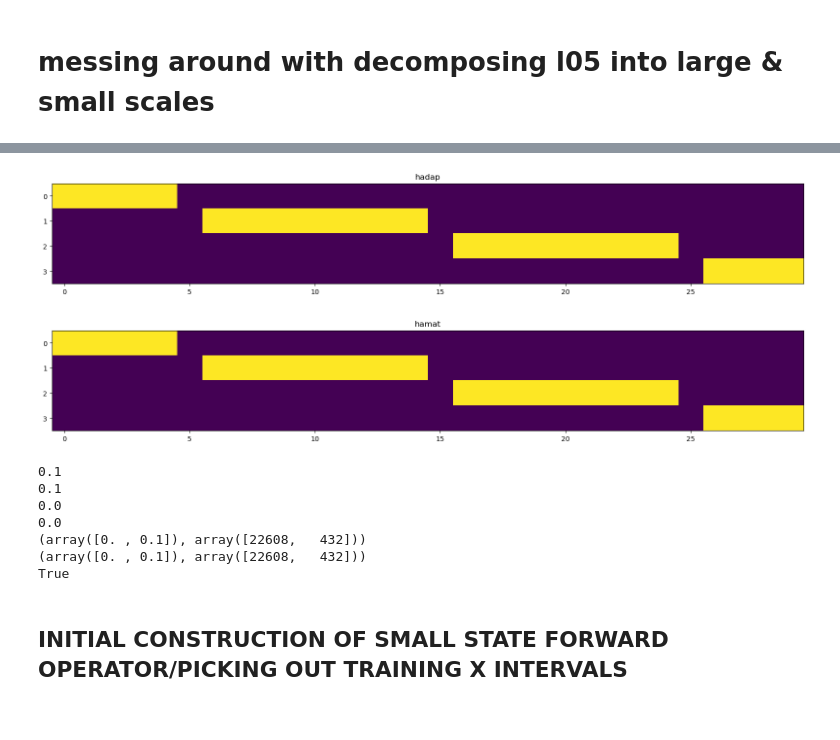
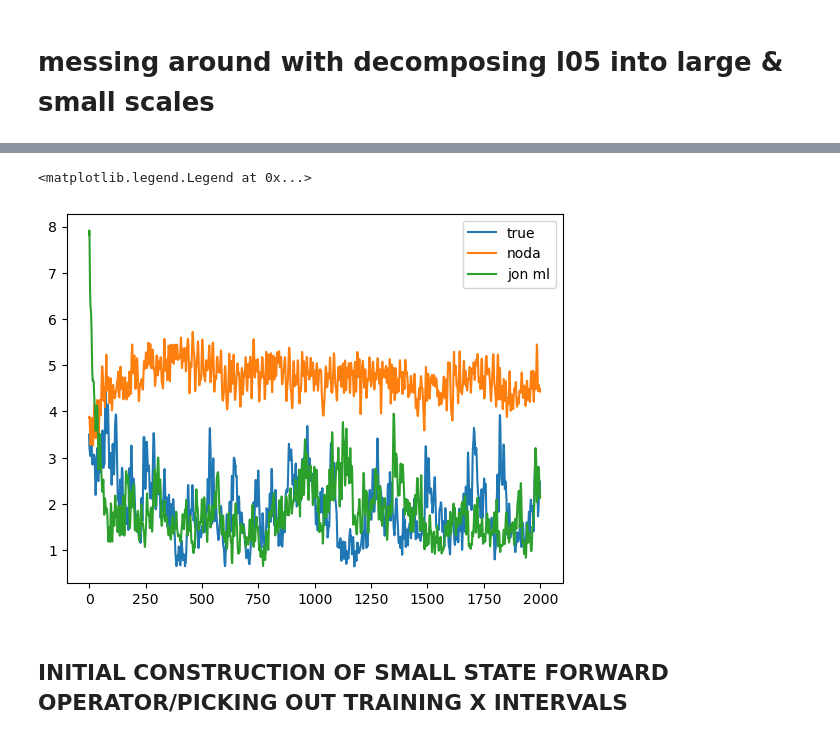
Before and after one commit to hsanter/DAPyr-nle, a Jupyter notebook: src/notebooks/scale-sep.ipynb, the cells around one changed output, grey strips where cells are left out. Cells and saved outputs as stored; diff of their text form; code cells hidden in the pictures.

```diff
--- a/src/notebooks/scale-sep.ipynb
+++ b/src/notebooks/scale-sep.ipynb
@@ -215,6 +385,6 @@ DB: Starting cycle 40
 # %%
-#e_split_true = dap.loadExpt('l05-split-true.expt')
-#e_split_noda = dap.loadExpt('l05-split-noda.expt')
+e_split_true = dap.loadExpt('data/experiments/scale-sep/e_roi_0.02.expt')
+e_split_noda = dap.loadExpt('data/experiments/scale-sep/l05-noda-split-c25.expt')
 
 def plot_scale_sep(t, ne, lowc, show_small_scales, show_fens_member, show_noda_ens, show_obs, show_aens_member, show_truth, show_ens_mean, show_noda_mean):
 
@@ -280,7 +450,7 @@ def plot_scale_sep(t, ne, lowc, show_small_scales, show_fens_member, show_noda_e
 
 interact(
     plot_scale_sep,
-    t=IntSlider(min=1, max=999, step=1, value=0),
+    t=IntSlider(min=1, max=1999, step=1, value=0),
     ne=IntSlider(min=1, max=79, step=1, value=0),
     show_small_scales=Checkbox(options=['True','False'], description='plot small scale:'),
     lowc=Checkbox(options=['True','False'], description='Low coupling:'),
@@ -311,33 +469,12 @@ plt.legend()
-# %%
-xlim=4
-ylim=30
-hadap = np.load('ha_dapy.npy')/10
-plt.figure(figsize=(20,20))
-plt.imshow(hadap[:xlim,:ylim])
-plt.title('hadap')
-plt.show()
-hamat = loadmat('HA.mat')['HA']
-plt.figure(figsize=(20,20))
-plt.imshow(hamat[:xlim,:ylim])
-plt.title('hamat')
-plt.show()
-print(hamat.max())
-print(hadap.max())
-print(hamat.min())
-print(hadap.min())
-print(np.unique(hamat, return_counts=True))
-print(np.unique(hadap, return_counts=True))
-print(np.allclose(hamat, hadap))
-# %% [output]
-[figure, removed]
-[figure, removed]
-0.1
-0.1
-0.0
-0.0
-(array([0. , 0.1]), array([22608,   432]))
-(array([0. , 0.1]), array([22608,   432]))
-True
+# %%
+m_long_mat = loadmat('data/experiments/scale-sep/l05_c25.mat')
+plt.plot(e_split_true.rmse, label='true')
+plt.plot(e_split_noda.rmse, label='noda')
+plt.plot(m_long_mat['data']['err'][0][0][0][0][0], label='jon ml')
+plt.legend()
+# %% [output]
+<matplotlib.legend.Legend at 0x...>
+[figure, added]
 # %% [markdown]
 ## INITIAL CONSTRUCTION OF SMALL STATE FORWARD OPERATOR/PICKING OUT TRAINING X INTERVALS
 # %%
```
Also changed, not shown: parts of 19 cells of this notebook, 4 other files.
